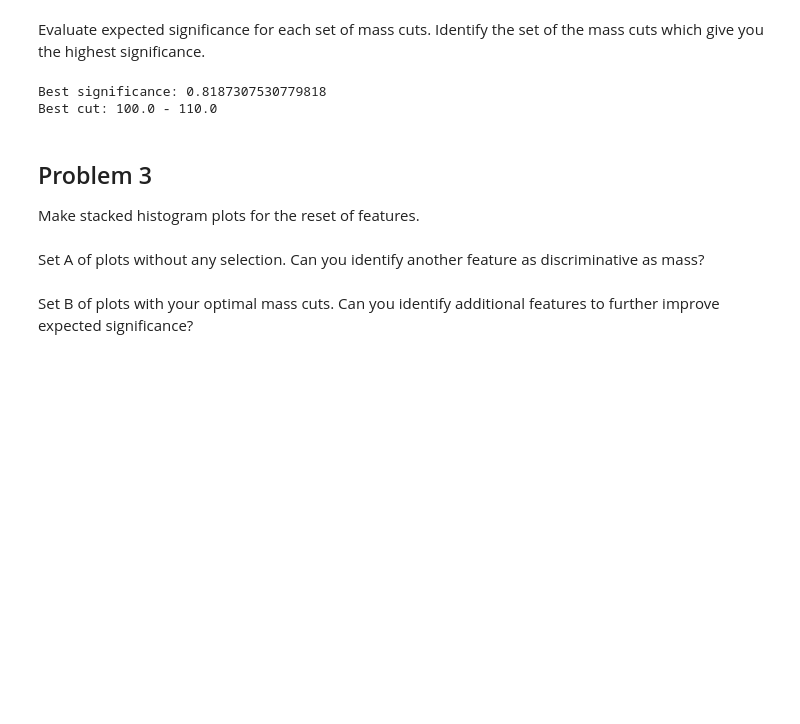
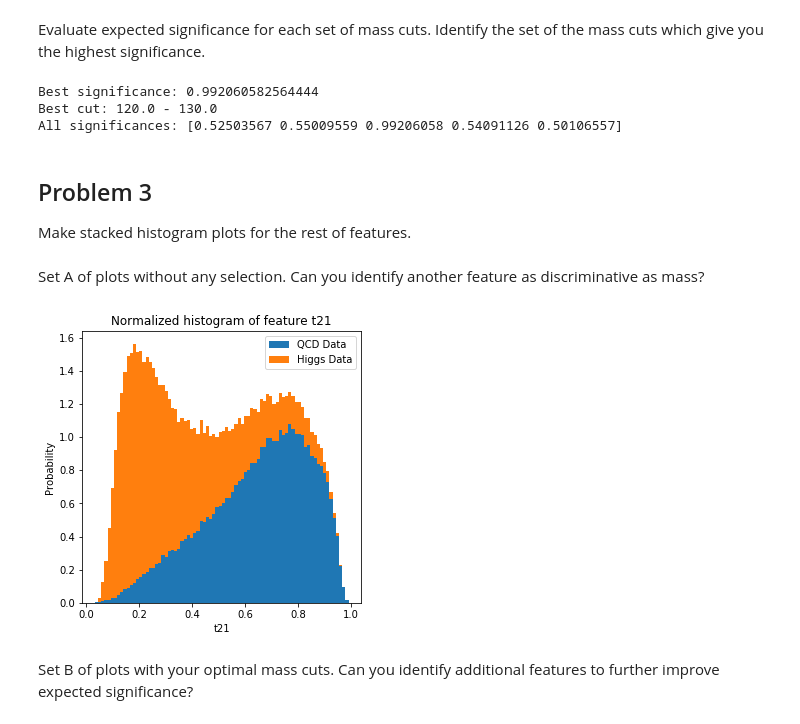
Before and after one commit to AdamK42/physics-434, a Jupyter notebook: lab7/lab7_8.ipynb, the cells around one changed output. Drawn from its saved outputs; the diff is of its cells as text; code cells hidden in the pictures; blank space fills up the shorter version.

```diff
--- a/lab7/lab7_8.ipynb
+++ b/lab7/lab7_8.ipynb
@@ -102,29 +102,37 @@ The optimal mass cuts will occur around the higgs value spike, so we want to fin
 Evaluate expected significance for each set of mass cuts. Identify the set of the mass cuts which give you the highest significance.
 # %%
 # tweakables
-cuts = 5
-start = 100.0
-end = 150.0
+cuts = 5      # breaks on cuts = 1 for some reason
+start = 100
+end = 150
 
 # calculated
 cut_size = (end - start) / cuts
 cut_N_higgs = 0 # will result in 0% significance if no higgs data found
 cut_N_qcd = 1 # prevents divide by 0 error
+t_higgs = len(mass_h)
+t_qcd = len(mass_q)
+
+# outputs
+all_significances = np.zeros(cuts)
 best_significance = 0.0
 best_lower = 0
 best_upper = 0
 
-for idx in range(0, cuts - 1):
+for idx in range(0, cuts):
     lower = start + idx*cut_size
-    upper = start + (idx + 1)*cut_size
+    upper = lower + cut_size
 
-    cut_h = np.where(np.logical_and(mass_h > lower, mass_h < upper))
-    cut_q = np.where(np.logical_and(mass_q > lower, mass_q < upper))
+    cut_h = np.where(np.logical_and(mass_h >= lower, mass_h <= upper))[0]
+    cut_q = np.where(np.logical_and(mass_q >= lower, mass_q <= upper))[0]
 
-    cut_N_higgs = len(cut_h) / len(mass_h) * N_higgs
-    cut_N_qcd = len(cut_q) / len(mass_q) * N_qcd
+    cut_N_higgs = len(cut_h) / t_higgs * N_higgs
+    cut_N_qcd = len(cut_q) / t_qcd * N_qcd
 
     cut_significance = poisson.cdf(cut_N_higgs + cut_N_qcd, cut_N_qcd)
+
+    #record current significance
+    all_significances[idx] = cut_significance
 
     if cut_significance > best_significance:
         best_significance = cut_significance
@@ -133,14 +141,32 @@ for idx in range(0, cuts - 1):
 
 print("Best significance: " + str(best_significance))
 print("Best cut: " + str(best_lower) + " - " + str(best_upper))
+print("All significances: " + str(all_significances))
 # %% [output]
-Best significance: 0.8187307530779818
-Best cut: 100.0 - 110.0
+Best significance: 0.992060582564444
+Best cut: 120.0 - 130.0
+All significances: [0.52503567 0.55009559 0.99206058 0.54091126 0.50106557]
 # %% [markdown]
 ## Problem 3
 
-Make stacked histogram plots for the reset of features.
+Make stacked histogram plots for the rest of features.
 # %% [markdown]
 Set A of plots without any selection. Can you identify another feature as discriminative as mass?
+# %%
+# since doing all features is a bit much, I shall choose a couple others.
+# The features I shall investigate are t21, pT, and something that should be
+# poor, like phi
+
+figure = plt.figure(figsize=(5, 5))
+ax = figure.subplots()
+
+n, bins, patches = ax.hist([t21_q, t21_h], bins=80,
+                           stacked=True, density=True);
+ax.set_title("Normalized histogram of feature t21")
+ax.set_ylabel("Probability")
+ax.set_xlabel("t21")
+ax.legend(["QCD Data", "Higgs Data"]);
+# %% [output]
+[figure, added]
 # %% [markdown]
 Set B of plots with your optimal mass cuts. Can you identify additional features to further improve expected significance?
```
Also changed, not shown: parts of 10 cells of this notebook.
